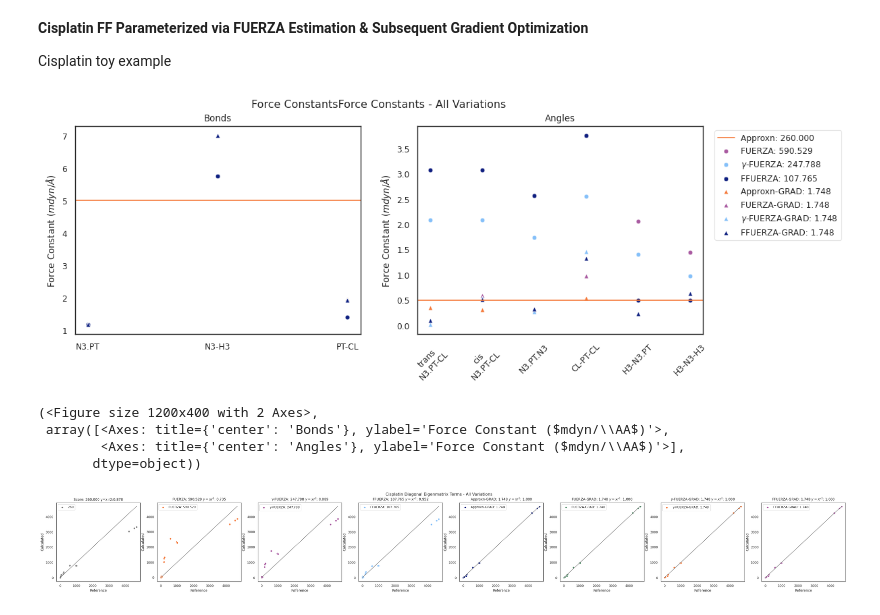
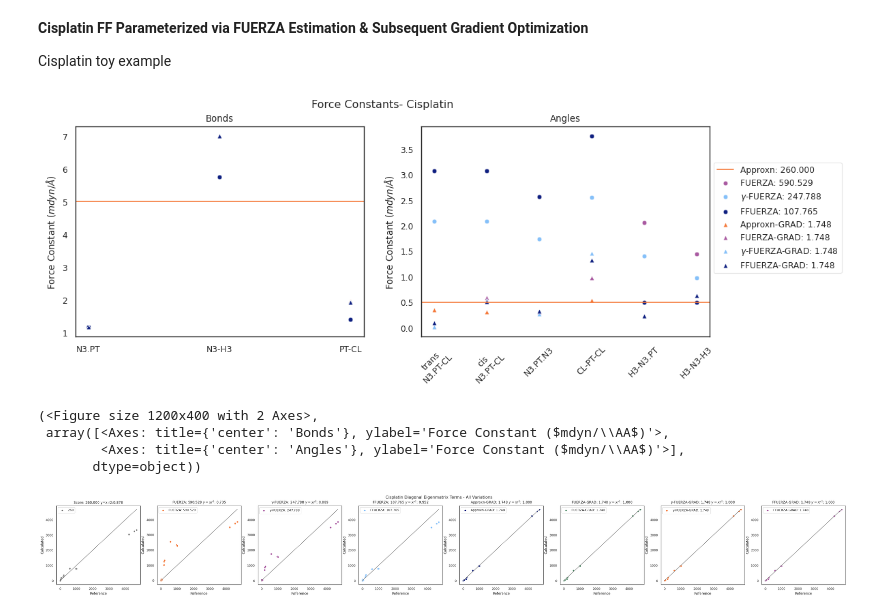
Before and after one commit to Q2MM/q2mm, a Jupyter notebook: projects/fuerza_SI/cisplatin/cisplatin_figures.ipynb, the cells around one changed output. Drawn from its saved outputs; the diff is of its cells as text; code cells hidden in the pictures.

```diff
--- a/projects/fuerza_SI/cisplatin/cisplatin_figures.ipynb
+++ b/projects/fuerza_SI/cisplatin/cisplatin_figures.ipynb
@@ -115,9 +115,9 @@ def style_fig_legend(axes:plt.Axes):
     ax = ax.legend(bbox_to_anchor=(1.5, 1), fancybox=True, framealpha=0.5)
     return ax
 # %%
-plot_ff_params_v_static(bonds, angles, score_sums[1:], bond_labels=bond_label_list, angles_labels=angle_label_list, estimate_score=score_sums[0], title='Force Constants - All Variations')
+plot_ff_params_v_static(bonds, angles, score_sums[1:], bond_labels=bond_label_list, angles_labels=angle_label_list, estimate_score=score_sums[0], title='- Cisplatin')
 # %% [output]
-[figure, old version]
+[figure, new version]
 (<Figure size 1200x400 with 2 Axes>,
  array([<Axes: title={'center': 'Bonds'}, ylabel='Force Constant ($mdyn/\\AA$)'>,
         <Axes: title={'center': 'Angles'}, ylabel='Force Constant ($mdyn/\\AA$)'>],
```
Also changed, not shown: parts of 2 cells of this notebook.
